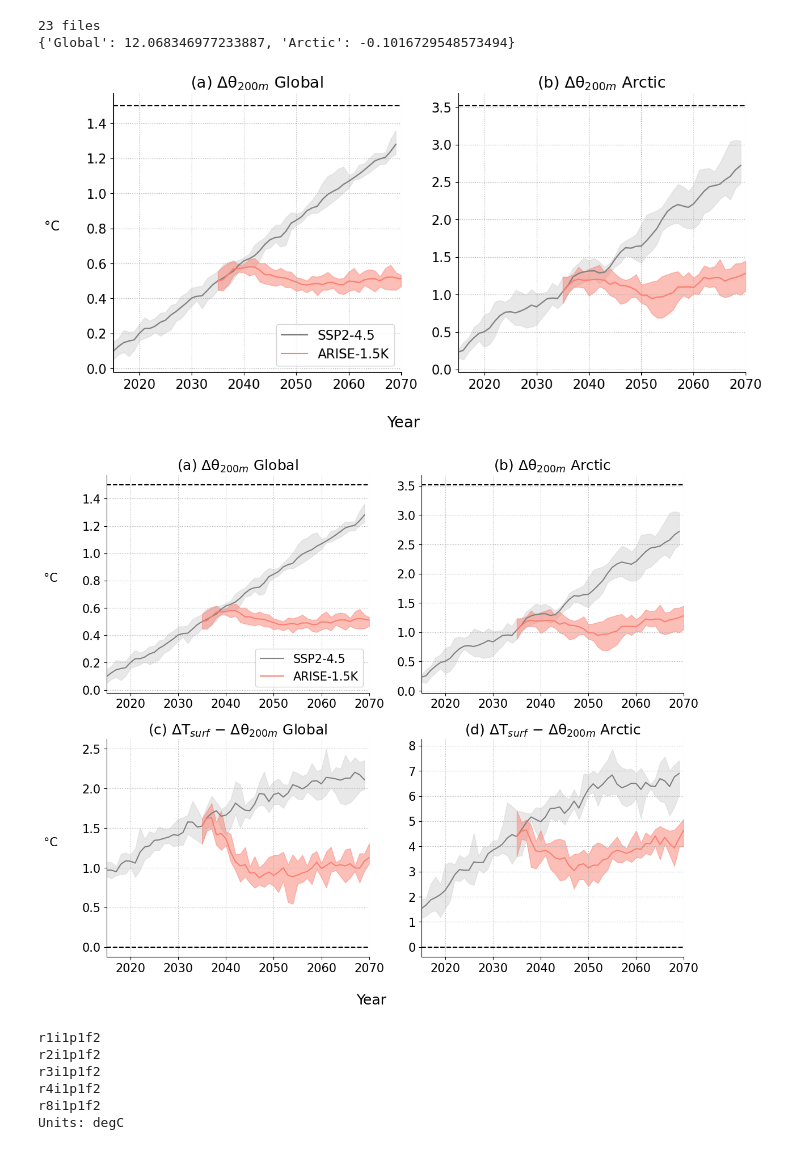
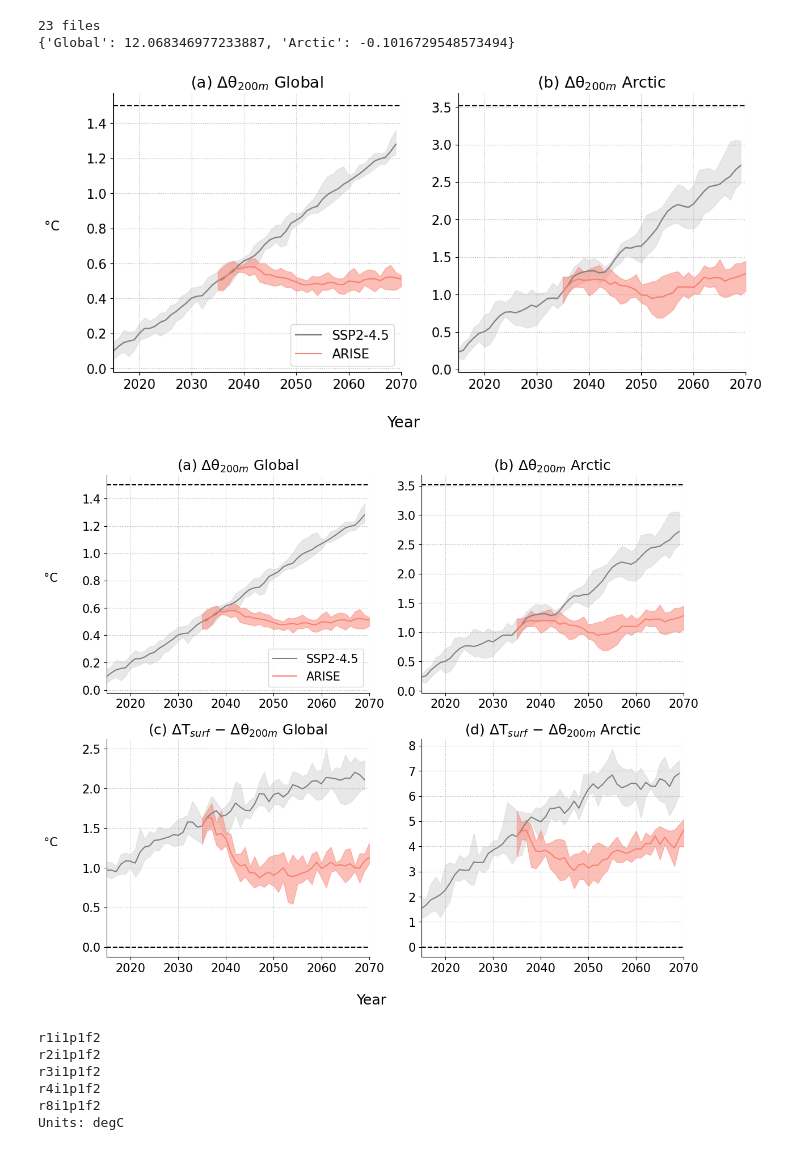
Before and after one commit to alistairduffey/QACC, a Jupyter notebook: x_temp_by_inj_latitude_fig3.ipynb, the cells around one changed output. Saved outputs shown, nothing was run; the diff lists cells and outputs as text; code cells hidden in the pictures.

```diff
--- a/x_temp_by_inj_latitude_fig3.ipynb
+++ b/x_temp_by_inj_latitude_fig3.ipynb
@@ -320,7 +320,7 @@ for region in ['Global', 'Arctic']:
 
     # do same for ARISE:
     ts_arise = arise_tas_timeseries_dict[region].tas
-    ax.plot(ts_arise.mean('Ensemble_member').time.dt.year.values, (ts_arise.mean('Ensemble_member') - piCo), c='salmon', label='ARISE-1.5K')
+    ax.plot(ts_arise.mean('Ensemble_member').time.dt.year.values, (ts_arise.mean('Ensemble_member') - piCo), c='salmon', label='ARISE')
     ax.fill_between(ts_arise.isel(Ensemble_member=0).time.dt.year.values,
                     ts_arise.min('Ensemble_member').values - piCo,
                     ts_arise.max('Ensemble_member').values - piCo,
@@ -513,7 +513,7 @@ for run in ds_dict_sai_grouped:
                     color=colours[run], alpha=0.5)
 # also plot ARISE:
 data = ds_arise_sAOD
-ax1.plot(data.mean('Ensemble_member').latitude.values, data.mean('Ensemble_member').od550aerso, c='salmon', label='ARISE-1.5K')
+ax1.plot(data.mean('Ensemble_member').latitude.values, data.mean('Ensemble_member').od550aerso, c='salmon', label='ARISE')
 ax1.fill_between(data.isel(Ensemble_member=0).latitude.values,
                 data.min('Ensemble_member').od550aerso.values,
                 data.max('Ensemble_member').od550aerso.values,
@@ -603,7 +603,7 @@ cs = perc60_nh_cyclic.plot.contourf(
         levels=contour_levels)
 
 ax4.set_title('(d) ΔT Equatorial injection (%)')
-ax5.set_title('(e) ΔT ARISE-1.5K injection (%)')
+ax5.set_title('(e) ΔT ARISE (%)')
 ax6.set_title('(f) ΔT 60° injection (%)')
 for ax in ax4, ax5, ax6:
     ax.set_extent(extent, crs=ccrs.PlateCarree())
@@ -935,7 +935,7 @@ for region in ['Global', 'Arctic']:
     ts_arise = arise_thetao_ts_dict[region].thetao
     ax.plot(ts_arise.mean('Ensemble_member').time.dt.year.values,
             ts_arise.mean('Ensemble_member') - piCo,
-            c='salmon', label='ARISE-1.5K' if i == 0 else None)
+            c='salmon', label='ARISE' if i == 0 else None)
     ax.fill_between(ts_arise.isel(Ensemble_member=0).time.dt.year.values,
                     ts_arise.min('Ensemble_member').values - piCo,
                     ts_arise.max('Ensemble_member').values - piCo,
@@ -958,7 +958,7 @@ fig.supxlabel('Year')
 plt.tight_layout()
 plt.savefig('figures/thetao200m_timeseries.jpg', dpi=350, bbox_inches='tight')
 # %% [output]
-[figure, old version]
+[figure, new version]
 # %%
 fig, axs = plt.subplots(2, 2, figsize=(12, 10))
 
@@ -982,7 +982,7 @@ for region in ['Global', 'Arctic']:
     ts_arise = arise_thetao_ts_dict[region].thetao
     ax.plot(ts_arise.mean('Ensemble_member').time.dt.year.values,
             ts_arise.mean('Ensemble_member') - piCo,
-            c='salmon', label='ARISE-1.5K' if i == 0 else None)
+            c='salmon', label='ARISE' if i == 0 else None)
     ax.fill_between(ts_arise.isel(Ensemble_member=0).time.dt.year.values,
                     ts_arise.min('Ensemble_member').values - piCo,
                     ts_arise.max('Ensemble_member').values - piCo,
@@ -1011,34 +1011,34 @@ for region in ['Global', 'Arctic']:
     diff_arise = ((arise_tas_timeseries_dict[region].tas - piCo_surface[region])
                   - (arise_thetao_ts_dict[region].thetao - piCo_thetao_200m[region]))
     ax.plot(diff_arise.mean('Ensemble_member').time.dt.year.values,
             diff_arise.mean('Ensemble_member'),
             c='salmon')
     ax.fill_between(diff_arise.isel(Ensemble_member=0).time.dt.year.values,
                     diff_arise.min('Ensemble_member').values,
                     diff_arise.max('Ensemble_member').values,
                     color='salmon', alpha=0.5)
     i += 1
 
 for ax in axs.flatten():
     ax.set_xlim(2015, 2070)
     ax.spines['top'].set_visible(False)
     ax.spines['right'].set_visible(False)
     ax.grid(ls='dotted')
     ax.set_xlabel('')
 
 axs[0, 0].set_title('(a) Δθ$_{200m}$ Global')
 axs[0, 1].set_title('(b) Δθ$_{200m}$ Arctic')
 axs[1, 0].set_title('(c) ΔT$_{surf}$ − Δθ$_{200m}$ Global')
 axs[1, 1].set_title('(d) ΔT$_{surf}$ − Δθ$_{200m}$ Arctic')
 axs[0, 0].set_ylabel('°C', rotation=0, labelpad=40)
 axs[1, 0].set_ylabel('°C', rotation=0, labelpad=40)
 axs[0, 0].legend()
 fig.supxlabel('Year')
 
 plt.tight_layout()
 plt.savefig('figures/thetao200m_timeseriesv2.jpg', dpi=350, bbox_inches='tight')
 # %% [output]
-[figure, old version]
+[figure, new version]
 # %%
 ## --- surface ocean temperature (tos) for the surface-vs-200m comparison ---
 
```
Also changed, not shown: parts of 5 cells of this notebook, 10 other files.
